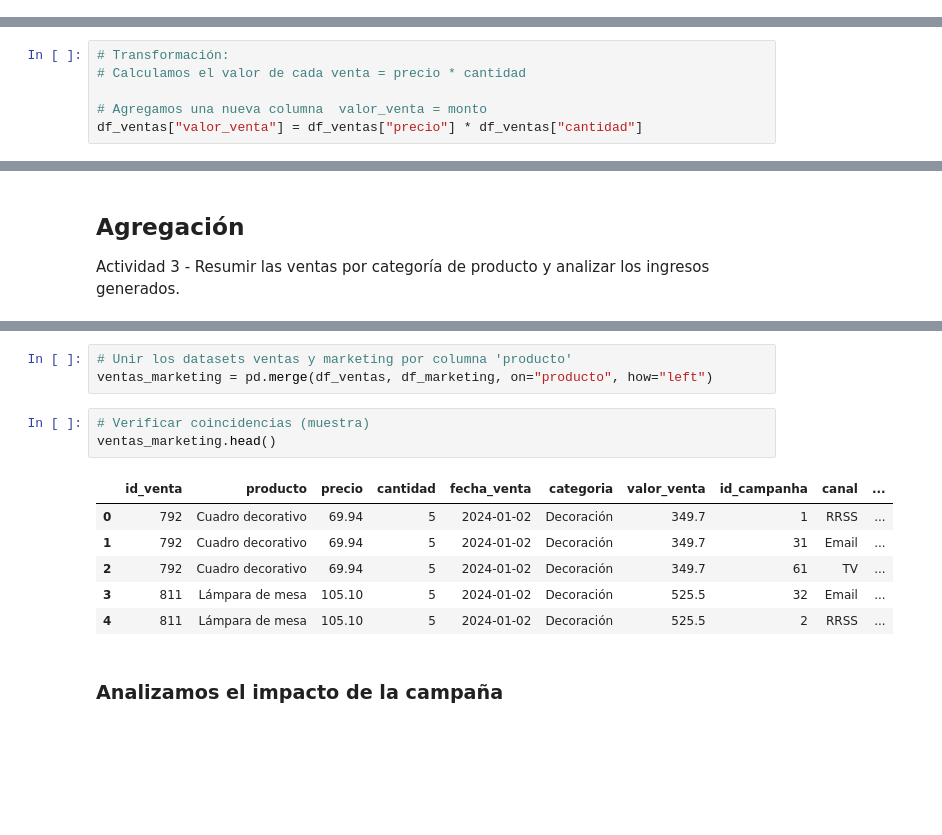
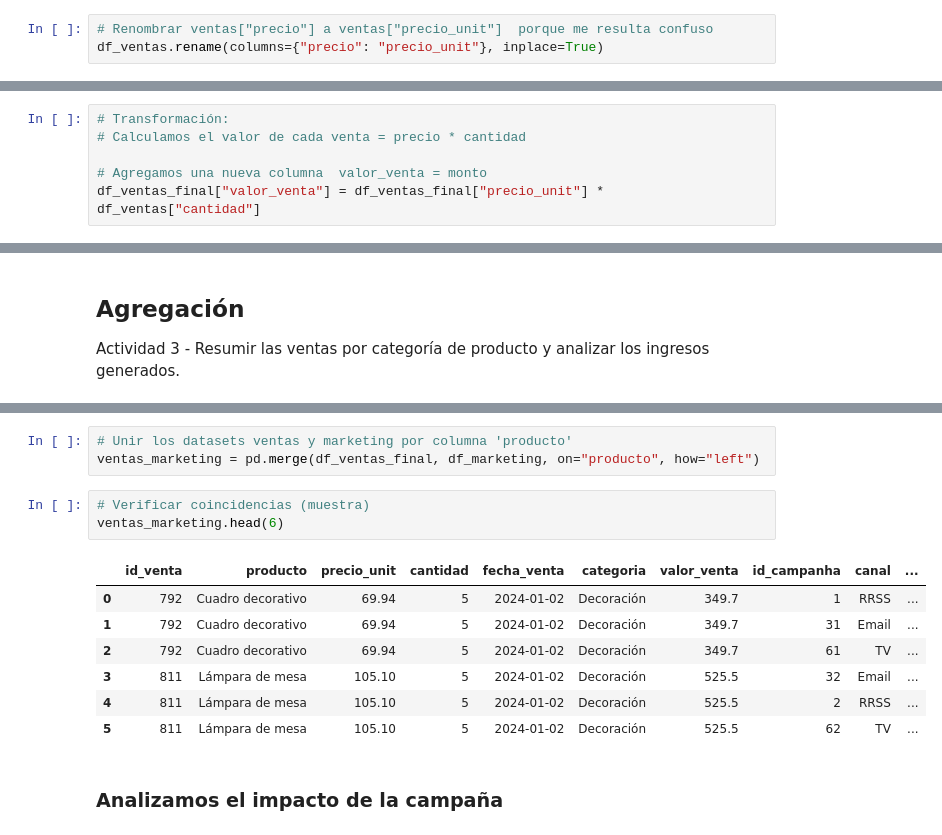
Before and after one commit to alex-degarate/TT-2C2025-Data-Analitycs-Notebooks, a Jupyter notebook: PreEntrega/PE-alex-15O.ipynb, the cells around one changed output, grey strips where cells are left out. Drawn from its saved outputs; the diff is of its cells as text; blank space fills up the shorter version.

```diff
--- a/PreEntrega/PE-alex-15O.ipynb
+++ b/PreEntrega/PE-alex-15O.ipynb
@@ -554,0 +502,3 @@ memory usage: 164.0+ KB
+# %%
+# Renombrar ventas["precio"] a ventas["precio_unit"]  porque me resulta confuso
+df_ventas.rename(columns={"precio": "precio_unit"}, inplace=True)
@@ -690,6 +639,6 @@ df_ventas.head(2)
 # Calculamos el valor de cada venta = precio * cantidad
 
 # Agregamos una nueva columna  valor_venta = monto
-df_ventas["valor_venta"] = df_ventas["precio"] * df_ventas["cantidad"]
+df_ventas_final["valor_venta"] = df_ventas_final["precio_unit"] * df_ventas["cantidad"]
 # %%
 # Visualizamos
@@ -819,16 +770,17 @@ memory usage: 4.3+ KB
 # %%
 # Unir los datasets ventas y marketing por columna 'producto'
-ventas_marketing = pd.merge(df_ventas, df_marketing, on="producto", how="left")
+ventas_marketing = pd.merge(df_ventas_final, df_marketing, on="producto", how="left")
 # %%
 # Verificar coincidencias (muestra)
-ventas_marketing.head()
+ventas_marketing.head(6)
 # %% [output]
-|  | id_venta | producto | precio | cantidad | fecha_venta | categoria | valor_venta | id_campanha | canal | ... |
+|  | id_venta | producto | precio_unit | cantidad | fecha_venta | categoria | valor_venta | id_campanha | canal | ... |
 | 0 | 792 | Cuadro decorativo | 69.94 | 5 | 2024-01-02 | Decoración | 349.7 | 1 | RRSS | ... |
 | 1 | 792 | Cuadro decorativo | 69.94 | 5 | 2024-01-02 | Decoración | 349.7 | 31 | Email | ... |
 | 2 | 792 | Cuadro decorativo | 69.94 | 5 | 2024-01-02 | Decoración | 349.7 | 61 | TV | ... |
 | 3 | 811 | Lámpara de mesa | 105.10 | 5 | 2024-01-02 | Decoración | 525.5 | 32 | Email | ... |
 | 4 | 811 | Lámpara de mesa | 105.10 | 5 | 2024-01-02 | Decoración | 525.5 | 2 | RRSS | ... |
+| 5 | 811 | Lámpara de mesa | 105.10 | 5 | 2024-01-02 | Decoración | 525.5 | 62 | TV | ... |
 # %% [markdown]
 ### Analizamos el impacto de la campaña
 # %%
```
Also changed, not shown: parts of 31 cells of this notebook.
